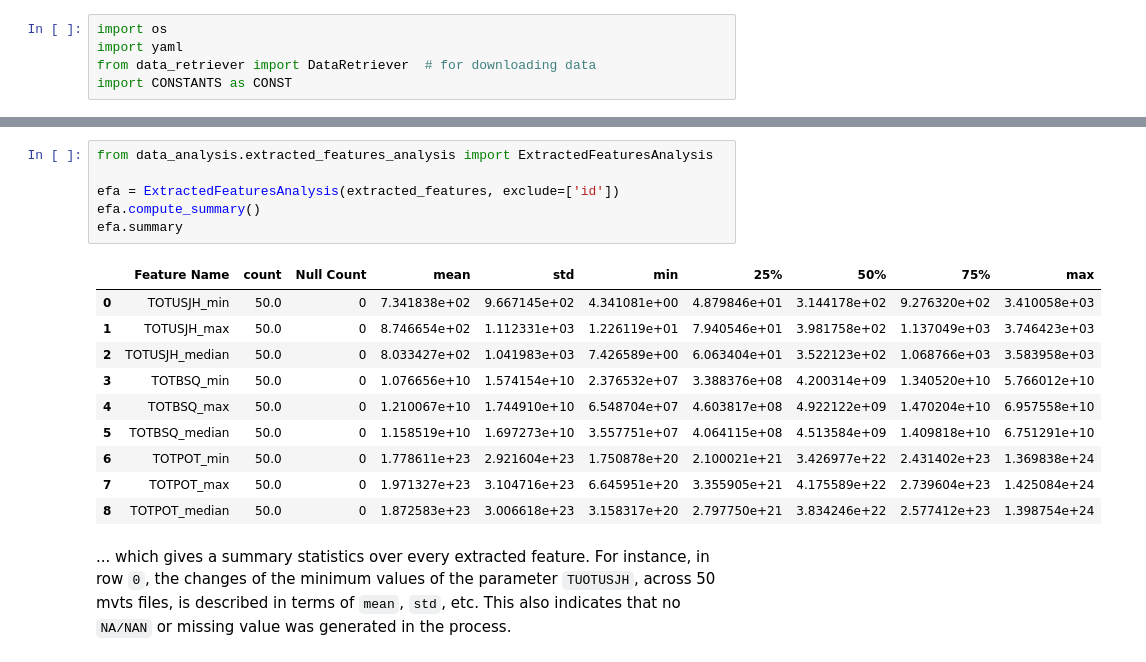
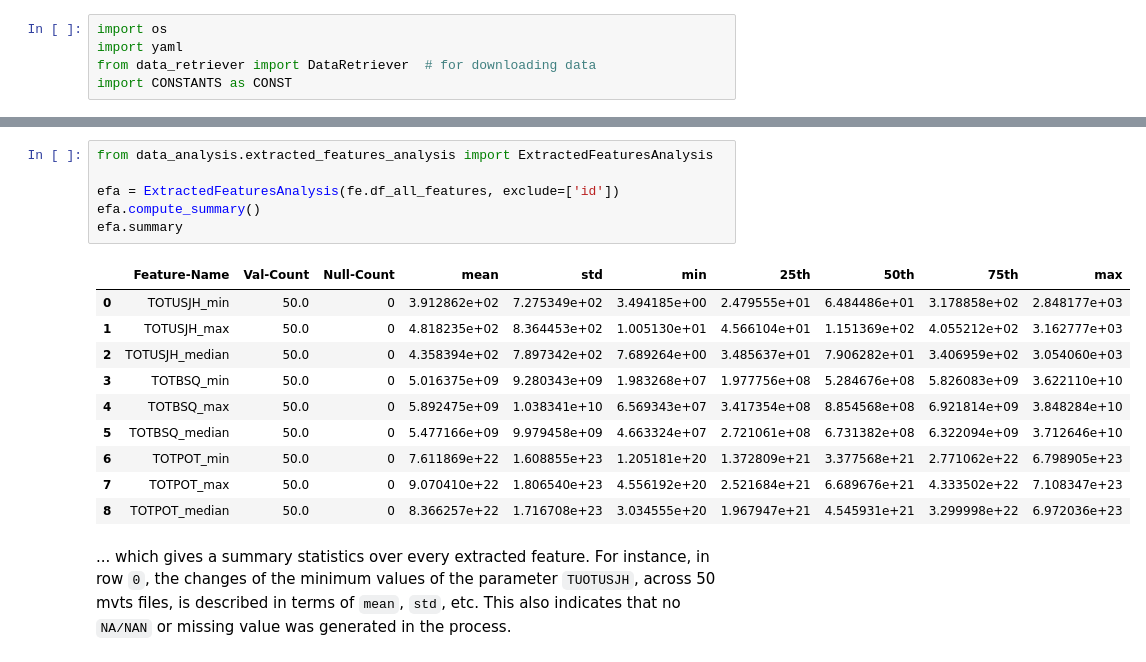
Before and after one commit to AzimAhmadzadeh/mvtsdata_toolkit, a Jupyter notebook: demo.ipynb, the cells around one changed output, grey strips where cells are left out. Drawn from its saved outputs; the diff is of its cells as text.

```diff
--- a/demo.ipynb
+++ b/demo.ipynb
@@ -160,19 +213,19 @@ Let's have a glimps of how the extracted features look like.
 # %%
 from data_analysis.extracted_features_analysis import ExtractedFeaturesAnalysis
 
-efa = ExtractedFeaturesAnalysis(extracted_features, exclude=['id'])
+efa = ExtractedFeaturesAnalysis(fe.df_all_features, exclude=['id'])
 efa.compute_summary()
 efa.summary
 # %% [output]
-|  | Feature Name | count | Null Count | mean | std | min | 25% | 50% | 75% | max |
-| 0 | TOTUSJH_min | 50.0 | 0 | 7.341838e+02 | 9.667145e+02 | 4.341081e+00 | 4.879846e+01 | 3.144178e+02 | 9.276320e+02 | 3.410058e+03 |
-| 1 | TOTUSJH_max | 50.0 | 0 | 8.746654e+02 | 1.112331e+03 | 1.226119e+01 | 7.940546e+01 | 3.981758e+02 | 1.137049e+03 | 3.746423e+03 |
-| 2 | TOTUSJH_median | 50.0 | 0 | 8.033427e+02 | 1.041983e+03 | 7.426589e+00 | 6.063404e+01 | 3.522123e+02 | 1.068766e+03 | 3.583958e+03 |
-| 3 | TOTBSQ_min | 50.0 | 0 | 1.076656e+10 | 1.574154e+10 | 2.376532e+07 | 3.388376e+08 | 4.200314e+09 | 1.340520e+10 | 5.766012e+10 |
-| 4 | TOTBSQ_max | 50.0 | 0 | 1.210067e+10 | 1.744910e+10 | 6.548704e+07 | 4.603817e+08 | 4.922122e+09 | 1.470204e+10 | 6.957558e+10 |
-| 5 | TOTBSQ_median | 50.0 | 0 | 1.158519e+10 | 1.697273e+10 | 3.557751e+07 | 4.064115e+08 | 4.513584e+09 | 1.409818e+10 | 6.751291e+10 |
-| 6 | TOTPOT_min | 50.0 | 0 | 1.778611e+23 | 2.921604e+23 | 1.750878e+20 | 2.100021e+21 | 3.426977e+22 | 2.431402e+23 | 1.369838e+24 |
-| 7 | TOTPOT_max | 50.0 | 0 | 1.971327e+23 | 3.104716e+23 | 6.645951e+20 | 3.355905e+21 | 4.175589e+22 | 2.739604e+23 | 1.425084e+24 |
-| 8 | TOTPOT_median | 50.0 | 0 | 1.872583e+23 | 3.006618e+23 | 3.158317e+20 | 2.797750e+21 | 3.834246e+22 | 2.577412e+23 | 1.398754e+24 |
+|  | Feature-Name | Val-Count | Null-Count | mean | std | min | 25th | 50th | 75th | max |
+| 0 | TOTUSJH_min | 50.0 | 0 | 3.912862e+02 | 7.275349e+02 | 3.494185e+00 | 2.479555e+01 | 6.484486e+01 | 3.178858e+02 | 2.848177e+03 |
+| 1 | TOTUSJH_max | 50.0 | 0 | 4.818235e+02 | 8.364453e+02 | 1.005130e+01 | 4.566104e+01 | 1.151369e+02 | 4.055212e+02 | 3.162777e+03 |
+| 2 | TOTUSJH_median | 50.0 | 0 | 4.358394e+02 | 7.897342e+02 | 7.689264e+00 | 3.485637e+01 | 7.906282e+01 | 3.406959e+02 | 3.054060e+03 |
+| 3 | TOTBSQ_min | 50.0 | 0 | 5.016375e+09 | 9.280343e+09 | 1.983268e+07 | 1.977756e+08 | 5.284676e+08 | 5.826083e+09 | 3.622110e+10 |
+| 4 | TOTBSQ_max | 50.0 | 0 | 5.892475e+09 | 1.038341e+10 | 6.569343e+07 | 3.417354e+08 | 8.854568e+08 | 6.921814e+09 | 3.848284e+10 |
+| 5 | TOTBSQ_median | 50.0 | 0 | 5.477166e+09 | 9.979458e+09 | 4.663324e+07 | 2.721061e+08 | 6.731382e+08 | 6.322094e+09 | 3.712646e+10 |
+| 6 | TOTPOT_min | 50.0 | 0 | 7.611869e+22 | 1.608855e+23 | 1.205181e+20 | 1.372809e+21 | 3.377568e+21 | 2.771062e+22 | 6.798905e+23 |
+| 7 | TOTPOT_max | 50.0 | 0 | 9.070410e+22 | 1.806540e+23 | 4.556192e+20 | 2.521684e+21 | 6.689676e+21 | 4.333502e+22 | 7.108347e+23 |
+| 8 | TOTPOT_median | 50.0 | 0 | 8.366257e+22 | 1.716708e+23 | 3.034555e+20 | 1.967947e+21 | 4.545931e+21 | 3.299998e+22 | 6.972036e+23 |
 # %% [markdown]
 ... which gives a summary statistics over every extracted feature. For instance, in row `0`, the changes of the minimum values of the parameter `TUOTUSJH`, across 50 mvts files, is described in terms of `mean`, `std`, etc. This also indicates that no `NA/NAN` or missing value was generated in the process.
```
Also changed, not shown: parts of 32 cells of this notebook, 5 other files.
